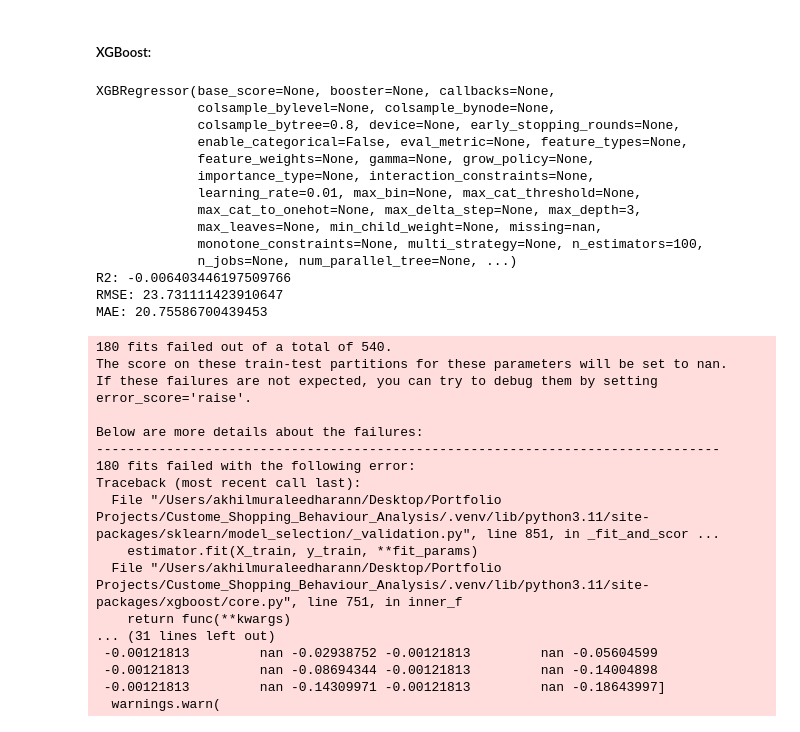
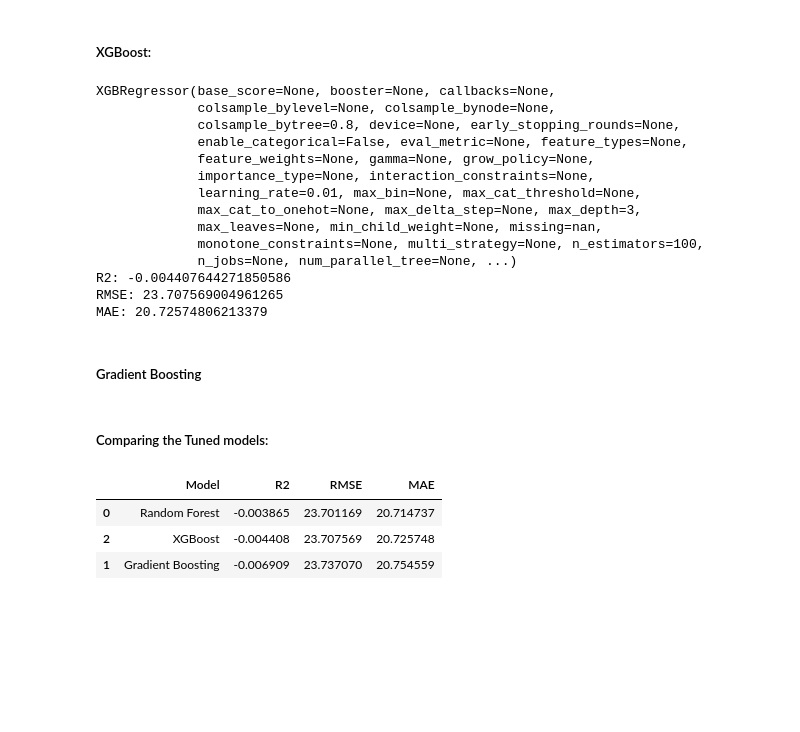
Before and after one commit to mnakhil/customer_shopping_behaviour_analysis, a Jupyter notebook: model/modeling.ipynb, the cells around one changed output. Cells and saved outputs as stored; diff of their text form; code cells hidden in the pictures; blank space fills up the shorter version.

Commit message:
Model comparison Completed

```diff
--- a/model/modeling.ipynb
+++ b/model/modeling.ipynb
@@ -383,7 +383,7 @@ xgb_params={
     'n_estimators':[100,200],
     'learning_rate':[0.01,0.05,0.1],
     'max_depth':[3,5,7],
-    'subsample':[0,8,1],
+    'subsample':[0.8,1],
     'colsample_bytree':[0.8,1]
 }
 
@@ -418,23 +418,55 @@ XGBRegressor(base_score=None, booster=None, callbacks=None,
              max_leaves=None, min_child_weight=None, missing=nan,
              monotone_constraints=None, multi_strategy=None, n_estimators=100,
              n_jobs=None, num_parallel_tree=None, ...)
-R2: -0.006403446197509766
-RMSE: 23.731111423910647
-MAE: 20.75586700439453
+R2: -0.004407644271850586
+RMSE: 23.707569004961265
+MAE: 20.72574806213379
-180 fits failed out of a total of 540.
-The score on these train-test partitions for these parameters will be set to nan.
-If these failures are not expected, you can try to debug them by setting error_score='raise'.
-
-Below are more details about the failures:
---------------------------------------------------------------------------------
-180 fits failed with the following error:
-Traceback (most recent call last):
-  File "/Users/akhilmuraleedharann/Desktop/Portfolio Projects/Custome_Shopping_Behaviour_Analysis/.venv/lib/python3.11/site-packages/sklearn/model_selection/_validation.py", line 851, in _fit_and_scor ...
-    estimator.fit(X_train, y_train, **fit_params)
-  File "/Users/akhilmuraleedharann/Desktop/Portfolio Projects/Custome_Shopping_Behaviour_Analysis/.venv/lib/python3.11/site-packages/xgboost/core.py", line 751, in inner_f
-    return func(**kwargs)
-... (31 lines left out)
- -0.00121813         nan -0.02938752 -0.00121813         nan -0.05604599
- -0.00121813         nan -0.08694344 -0.00121813         nan -0.14004898
- -0.00121813         nan -0.14309971 -0.00121813         nan -0.18643997]
-  warnings.warn(
+# %% [markdown]
+##### Gradient Boosting
+# %%
+gb_params={
+    'n_estimators':[100,200],
+    'learning_rate':[0.01,0.1],
+    'max_depth':[3,5]
+}
+
+gb_grid=GridSearchCV(
+    GradientBoostingRegressor(random_state=42),
+    gb_params,
+    cv=5,
+    scoring='r2',
+    n_jobs=-1
+)
+
+gb_grid.fit(X_train,y_train)
+
+best_gb=gb_grid.best_estimator_
+# %% [markdown]
+##### Comparing the Tuned models:
+# %%
+best_models={
+    "Random Forest":best_rf,
+    "Gradient Boosting":best_gb,
+    "XGBoost":best_xgb
+}
+
+comparison=[]
+
+for name,model in best_models.items():
+    pred=model.predict(X_test)
+
+    comparison.append({
+        "Model":name,
+        "R2":r2_score(y_test,pred),
+        "RMSE":np.sqrt(mean_squared_error(y_test,pred)),
+        "MAE":mean_absolute_error(y_test,pred)
+    })
+
+comparison=pd.DataFrame(comparison)
+
+comparison.sort_values(by="R2", ascending=False)
+# %% [output]
+|  | Model | R2 | RMSE | MAE |
+| 0 | Random Forest | -0.003865 | 23.701169 | 20.714737 |
+| 2 | XGBoost | -0.004408 | 23.707569 | 20.725748 |
+| 1 | Gradient Boosting | -0.006909 | 23.737070 | 20.754559 |
```
Also changed, not shown: parts of 2 cells of this notebook.
